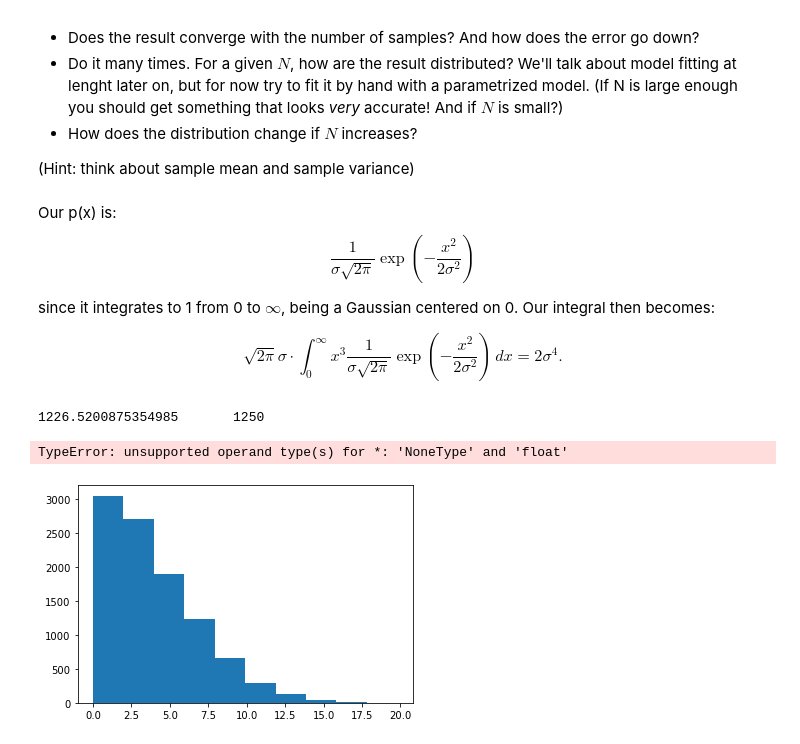
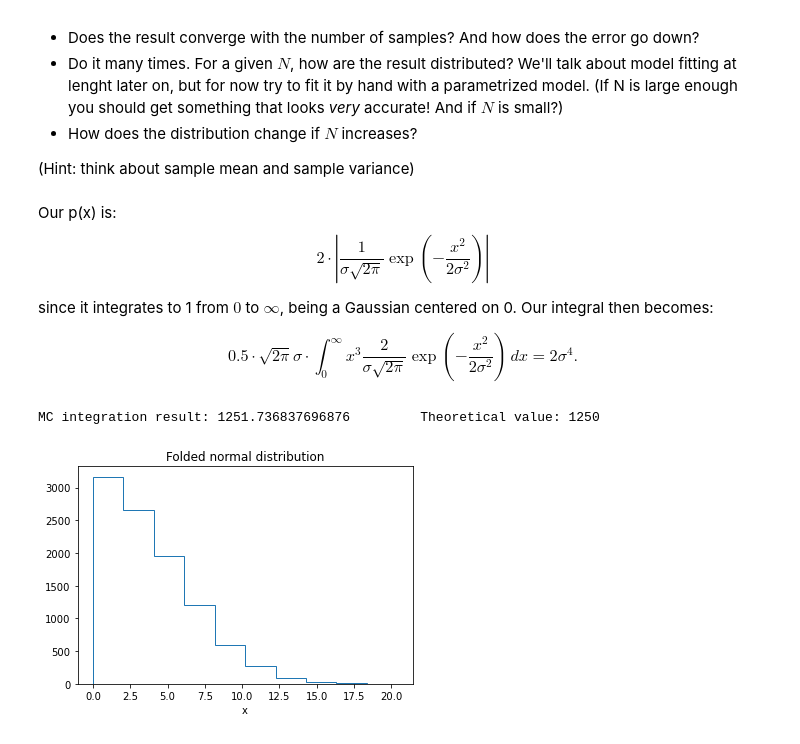
Before and after one commit to lisam10/astrostatistics_bicocca_2024, a Jupyter notebook: working/W03_Gaussian.ipynb, the cells around one changed output. Cells and saved outputs as stored; diff of their text form; code cells hidden in the pictures.

```diff
--- a/working/W03_Gaussian.ipynb
+++ b/working/W03_Gaussian.ipynb
@@ -12,63 +12,43 @@ $$ \int_0^\infty x^3 \exp\left(-\frac{x^2}{2\sigma^2}\right) \,dx = 2\sigma^4 .$
 (Hint: think about sample mean and sample variance)
 # %% [markdown]
 Our p(x) is:
-$$ \frac{1}{\sigma \sqrt{2\pi}} \exp\left(-\frac{x^2}{2\sigma^2}\right) $$
+$$2 \cdot \left| \frac{1}{\sigma \sqrt{2\pi}} \exp\left(-\frac{x^2}{2\sigma^2}\right) \right| $$
 
-since it integrates to 1 from 0 to $\infty$, being a Gaussian centered on 0.
+since it integrates to 1 from $0$ to $\infty$, being a Gaussian centered on 0.
 Our integral then becomes:
 
 
-$$ \sqrt{2\pi}\sigma \cdot \int_0^\infty x^3 \frac{1}{\sigma \sqrt{2\pi}} \exp\left(-\frac{x^2}{2\sigma^2}\right) \,dx = 2\sigma^4 .$$
+$$ 0.5 \cdot \sqrt{2\pi}\sigma \cdot \int_0^\infty x^3 \frac{2}{\sigma \sqrt{2\pi}} \exp\left(-\frac{x^2}{2\sigma^2}\right) \,dx = 2\sigma^4 .$$
 # %%
 import numpy as np
 import random as r
 import matplotlib.pyplot as plt
+import matplotlib.mlab as mlab
+from scipy.stats import norm
 
 #increasing the value of samples increses our precision
 sample_n = 10000
 
 mean = 0
 sigma = 5
 
 #sampling the gaussian distribution but taking only positive values
 xi = np.absolute(np.random.normal (mean, sigma, sample_n))
 
 #printing our sample values: it's half a gaussian!
-gaus_hist, gaus_hist_ax = plt.subplots()
-gaus_hist_ax.hist(xi)
+plt.hist(xi, histtype='step')
+plt.xlabel('x')
+plt.title('Folded normal distribution')
 
-def fun(x):
+def cube(x):
     return np.power(x, 3)
 
 #multiplying our results by the normalization
-integral = (np.sqrt(2 * np.pi) * sigma) * np.mean(fun(xi)) * 0.5
+integral = (np.sqrt(2 * np.pi) * sigma) * np.mean(cube(xi)) * 0.5
 
 #the theoretical value
 theor_integral = 2 * np.power(sigma, 4)
-
-print(integral, "\t", theor_integral)
-
-#doing it again but changing sample_n
-
-sample_n = 10
-
-x_i = []
-integral_i = []
-
-#need to fix it as increasing the size of xi in a for bugs the compilation
-for i in range(5):
-    sample_n_i = sample_n * np.power(10, i+1)
-
-    x_i.append( np.random.normal (mean, sigma, sample_n - len(x_i)))
-    #multiplying our results by the normalization
-    for i in (sample)
-    integral_i.append(np.sqrt(2 * np.pi) * sigma) * np.mean(fun(x_i)) * 0.5
-
-    #the theoretical value
-    theor_integral = 2 * np.power(sigma, 4)
-
-    print(integral, "\t", theor_integral)
+print('MC integration result:', integral, "\t Theoretical value:", theor_integral)
 # %% [output]
-1226.5200875354985       1250
+MC integration result: 1251.736837696876         Theoretical value: 1250
-TypeError: unsupported operand type(s) for *: 'NoneType' and 'float'
-[figure, old version]
+[figure, new version]
```
Also changed, not shown: parts of 4 cells of this notebook.
